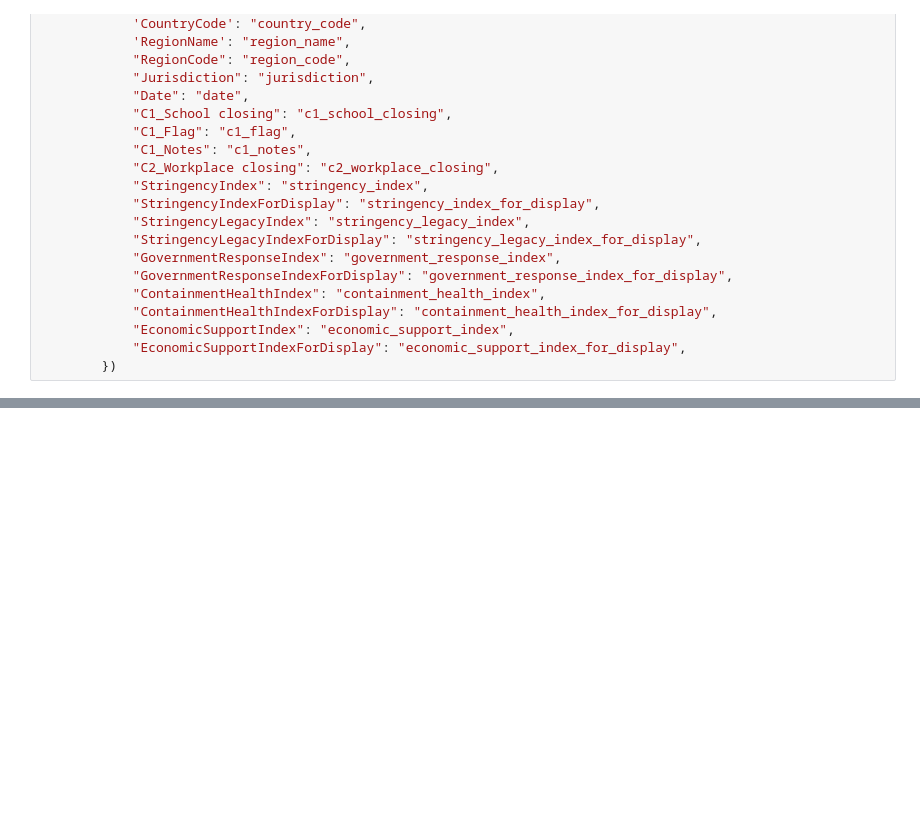
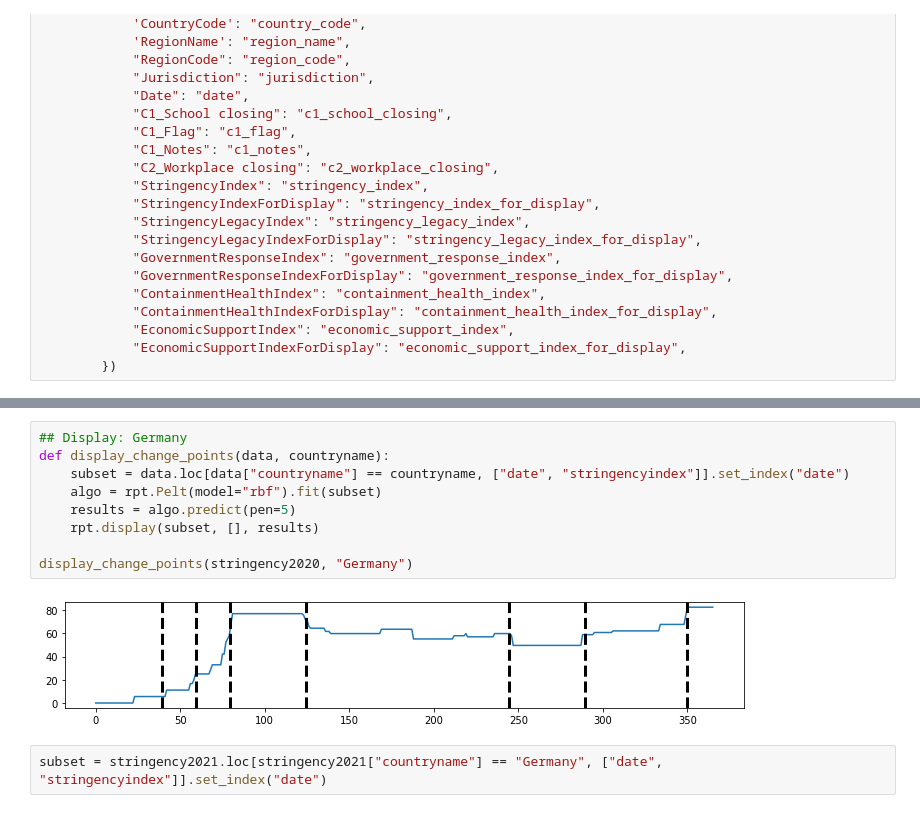
Before and after one commit to romnn/lsde2021, a Jupyter notebook: stingency-covid-policy-tracker-OxCGRT.ipynb, the cells around one changed output, grey strips where cells are left out. Cells and saved outputs as stored; diff of their text form; blank space fills up the shorter version.

Commit message:
changepoints

```diff
--- a/stingency-covid-policy-tracker-OxCGRT.ipynb
+++ b/stingency-covid-policy-tracker-OxCGRT.ipynb
@@ -215,0 +250,13 @@ if False:
+# %%
+## Display: Germany
+def display_change_points(data, countryname):
+    subset = data.loc[data["countryname"] == countryname, ["date", "stringencyindex"]].set_index("date")
+    algo = rpt.Pelt(model="rbf").fit(subset)
+    results = algo.predict(pen=5)
+    rpt.display(subset, [], results)
+
+display_change_points(stringency2020, "Germany")
+# %% [output]
+[figure, added]
+# %%
+subset = stringency2021.loc[stringency2021["countryname"] == "Germany", ["date", "stringencyindex"]].set_index("date")
```
Also changed, not shown: parts of 5 cells of this notebook, 5 other files.
